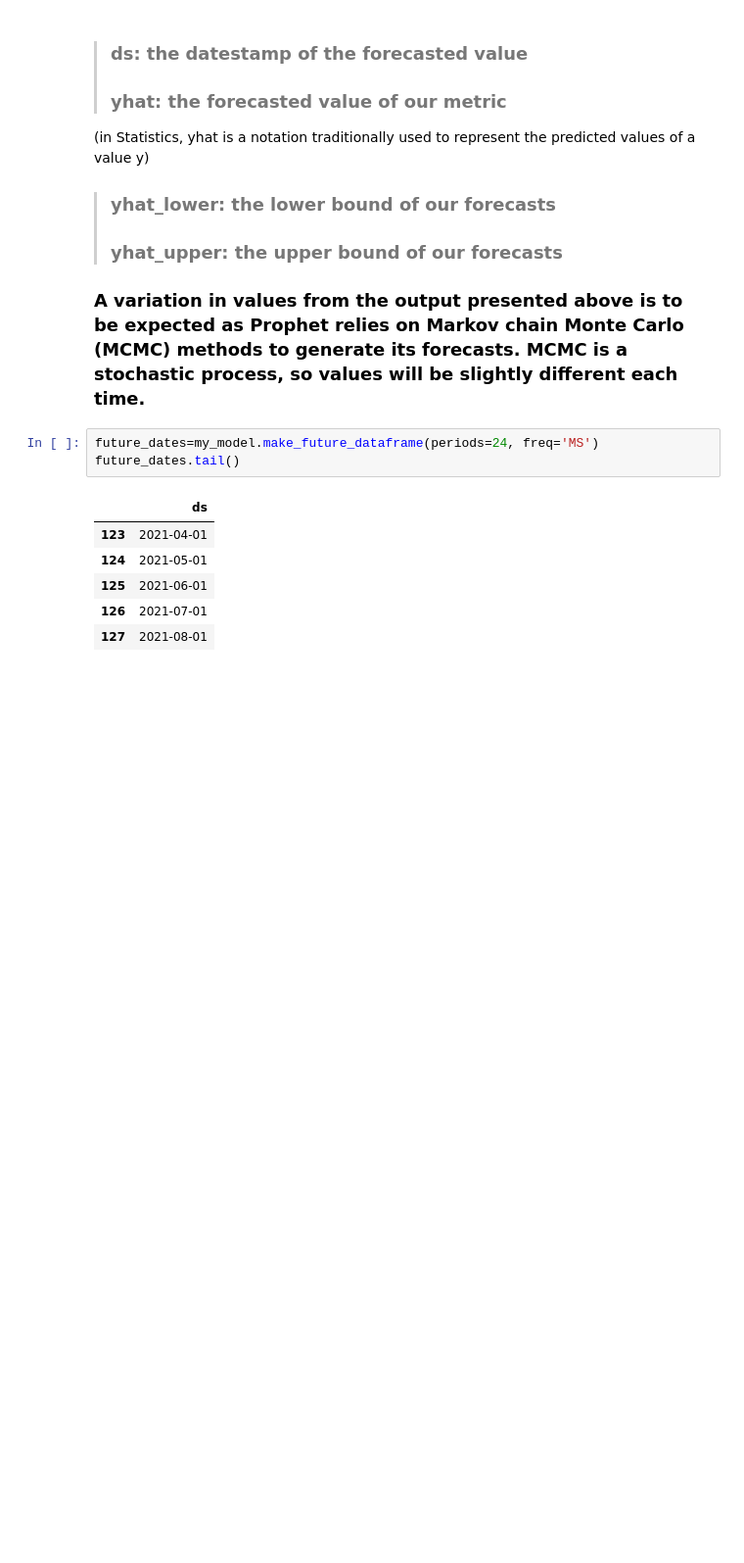
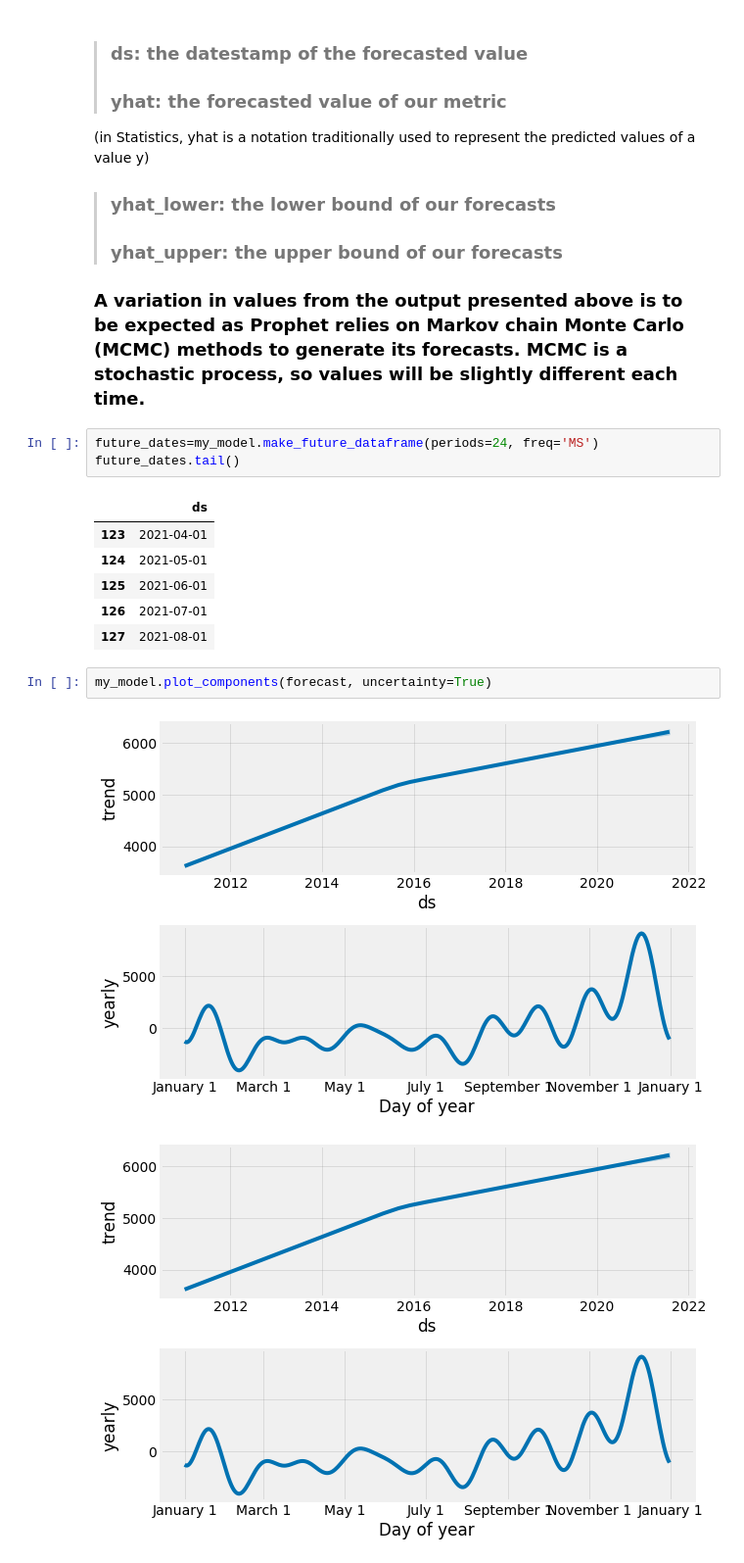
Before and after one commit to mungemwema/time-series, a Jupyter notebook: timeseries.ipynb, the cells around one changed output. Shown at 98% size. Drawn from its saved outputs; the diff is of its cells as text; blank space fills up the shorter version.

```diff
--- a/timeseries.ipynb
+++ b/timeseries.ipynb
@@ -142,3 +142,8 @@ future_dates.tail()
 | 125 | 2021-06-01 |
 | 126 | 2021-07-01 |
 | 127 | 2021-08-01 |
+# %%
+my_model.plot_components(forecast, uncertainty=True)
+# %% [output]
+[figure, added]
+[figure, added]
```
